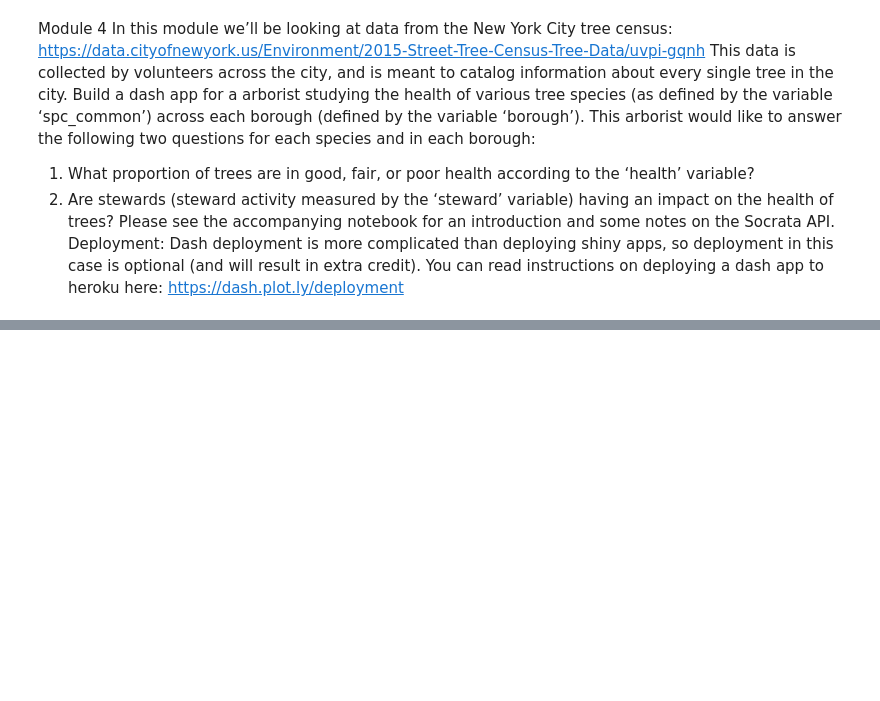
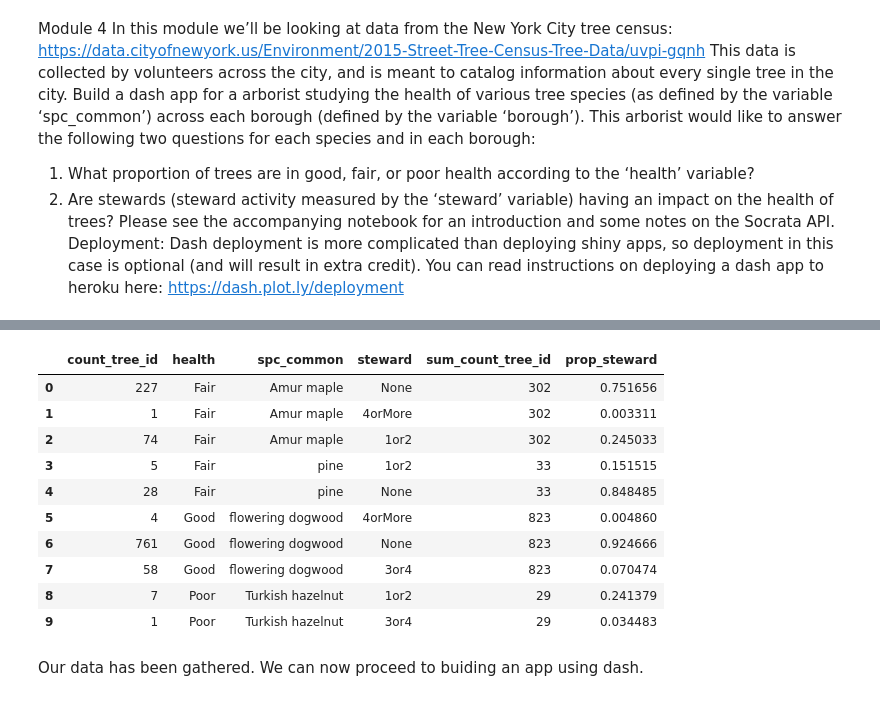
Before and after one commit to javernw/DATA-608, a Jupyter notebook: DATA 608 Week 4.ipynb, the cells around one changed output, grey strips where cells are left out. Saved outputs shown, nothing was run; the diff lists cells and outputs as text; code cells hidden in the pictures; blank space fills up the shorter version.

```diff
--- a/DATA 608 Week 4.ipynb
+++ b/DATA 608 Week 4.ipynb
@@ -129,0 +371,22 @@ on deploying a dash app to heroku here: https://dash.plot.ly/deployment
+# %%
+soql_merged_3['prop_steward'] = soql_merged_3['count_tree_id'] / soql_merged_3['sum_count_tree_id']
+
+soql_merged_3.sort_values(by=['spc_common','steward'])
+
+q3 = soql_merged_3
+
+q3.head(10)
+# %% [output]
+|  | count_tree_id | health | spc_common | steward | sum_count_tree_id | prop_steward |
+| 0 | 227 | Fair | Amur maple | None | 302 | 0.751656 |
+| 1 | 1 | Fair | Amur maple | 4orMore | 302 | 0.003311 |
+| 2 | 74 | Fair | Amur maple | 1or2 | 302 | 0.245033 |
+| 3 | 5 | Fair | pine | 1or2 | 33 | 0.151515 |
+| 4 | 28 | Fair | pine | None | 33 | 0.848485 |
+| 5 | 4 | Good | flowering dogwood | 4orMore | 823 | 0.004860 |
+| 6 | 761 | Good | flowering dogwood | None | 823 | 0.924666 |
+| 7 | 58 | Good | flowering dogwood | 3or4 | 823 | 0.070474 |
+| 8 | 7 | Poor | Turkish hazelnut | 1or2 | 29 | 0.241379 |
+| 9 | 1 | Poor | Turkish hazelnut | 3or4 | 29 | 0.034483 |
+# %% [markdown]
+Our data has been gathered. We can now proceed to buiding an app using dash.
```
Also changed, not shown: parts of 21 cells of this notebook.
